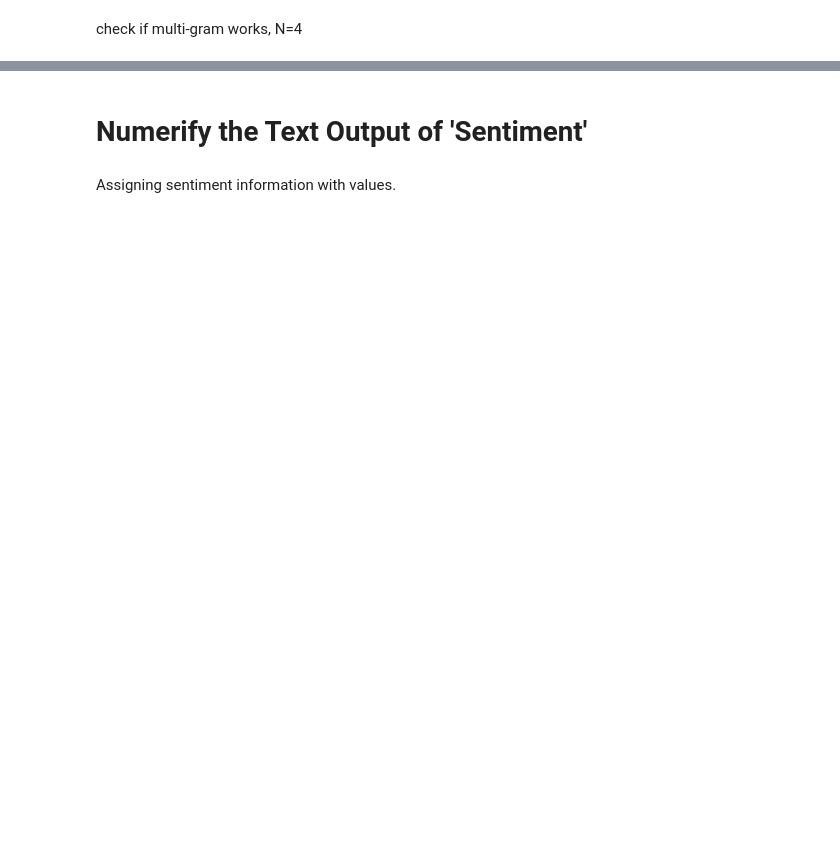
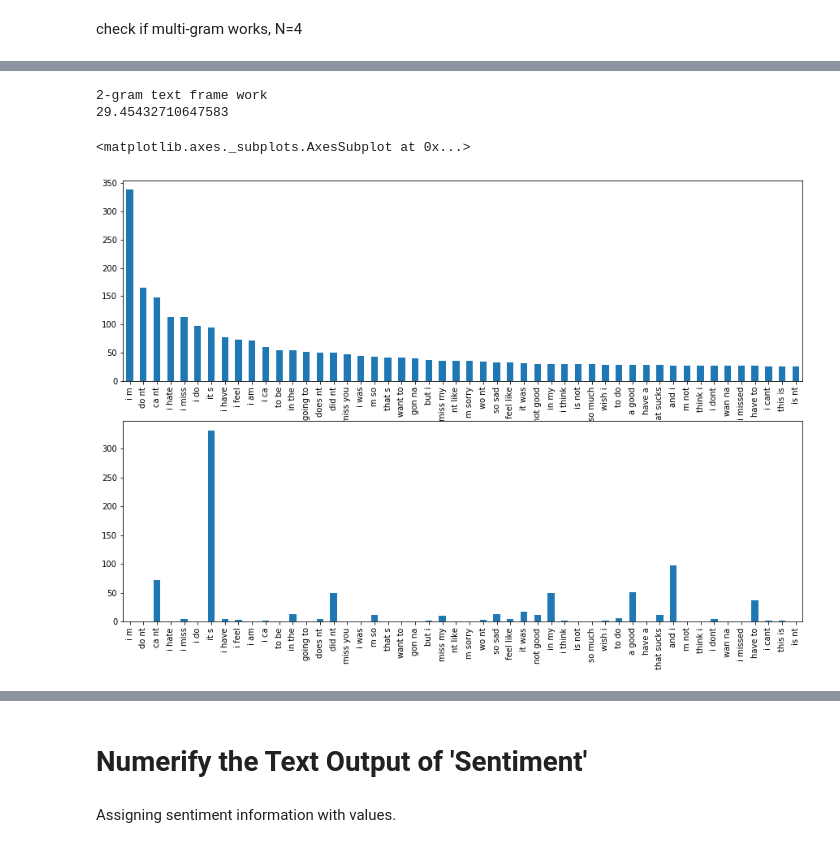
Before and after one commit to Chenghan-Sun/Senti-Extraction, a Jupyter notebook: notebook/EDA.ipynb, the cells around one changed output, grey strips where cells are left out. Saved outputs shown, nothing was run; the diff lists cells and outputs as text; code cells hidden in the pictures; blank space fills up the shorter version.

```diff
--- a/notebook/EDA.ipynb
+++ b/notebook/EDA.ipynb
@@ -426,0 +479,18 @@ you happy star wars            1       1.0
+# %%
+start=time.time()
+bi_gram,bi_presence,bi_frequency,bi_number_unique_term,bibi_gram=StaA.nGram(split_selected_word,split_selected_text,2)
+bi_frequency,bi_presence,bi_rank=StaA.ranking(bi_frequency,bi_presence,bi_gram,'../data/Negative/bi_rank')
+end=time.time()
+print(end-start)
+# %% [output]
+2-gram text frame work
+29.45432710647583
+# %%
+# high frequency word
+plt.subplot(2,1,1)
+bi_frequency.head(50).plot.bar(figsize=(15,10))
+plt.subplot(2,1,2)
+bi_presence.head(50).plot.bar(figsize=(15,10))
+# %% [output]
+<matplotlib.axes._subplots.AxesSubplot at 0x...>
+[figure, added]
```
Also changed, not shown: parts of 75 cells of this notebook.
